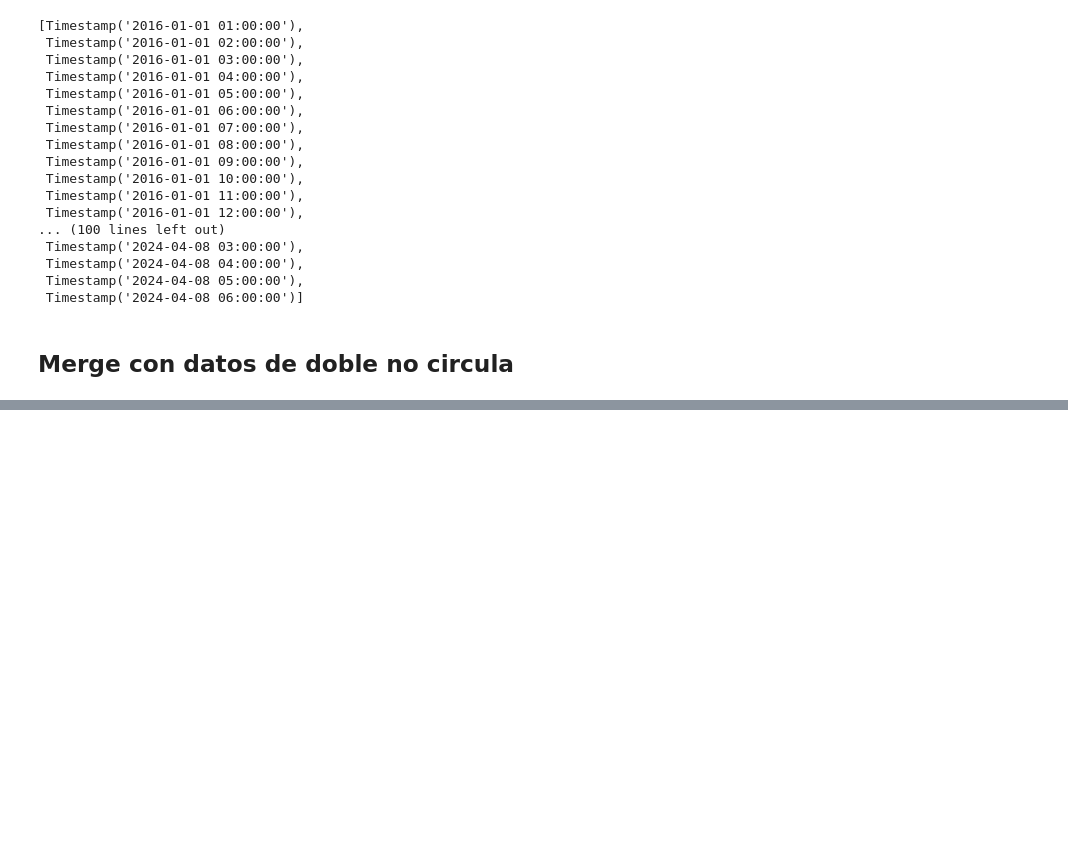
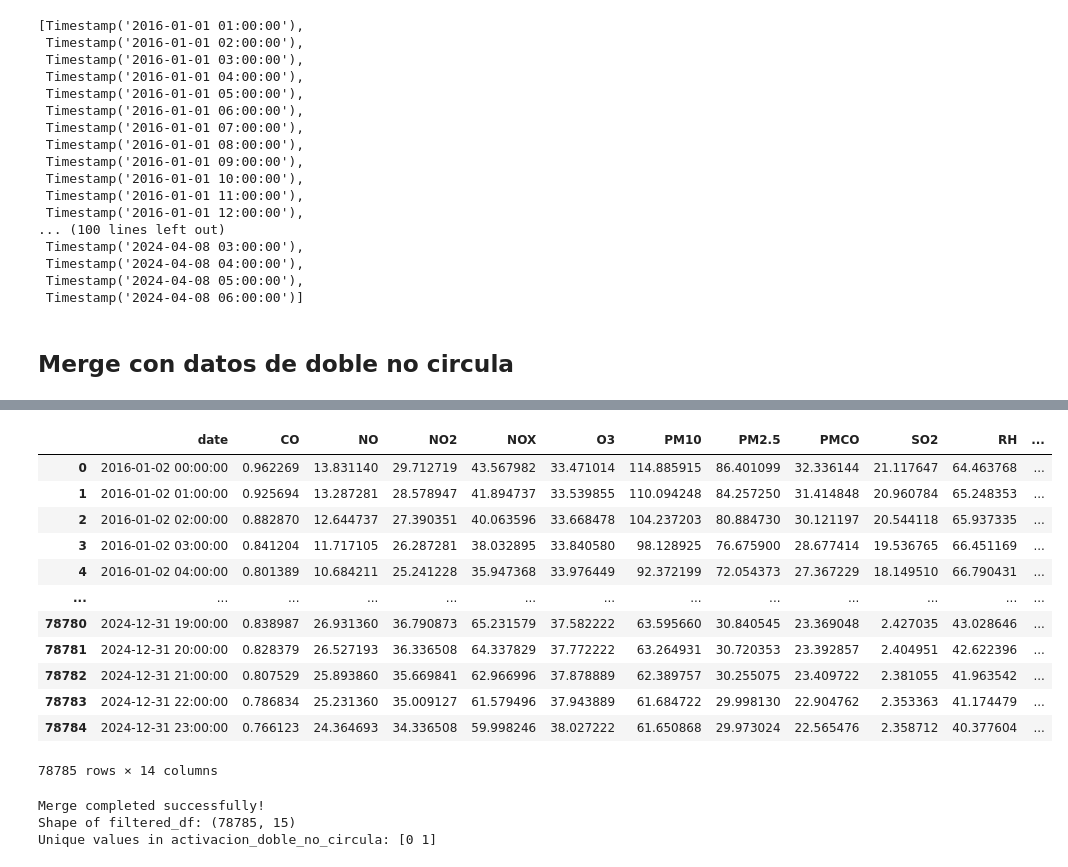
Before and after one commit to guillermoArr/HoyNoCircula, a Jupyter notebook: Codigo/data_processing.ipynb, the cells around one changed output, grey strips where cells are left out. Drawn from its saved outputs; the diff is of its cells as text; code cells hidden in the pictures; blank space fills up the shorter version.

```diff
--- a/Codigo/data_processing.ipynb
+++ b/Codigo/data_processing.ipynb
@@ -413,0 +427,49 @@ array(['Ozono', 'PM2.5', 'PM2.5 y Ozono', 'PM10'], dtype=object)
+# %%
+filtered_df = filtered_df.reset_index()
+filtered_df
+# %% [output]
+|  | date | CO | NO | NO2 | NOX | O3 | PM10 | PM2.5 | PMCO | SO2 | RH | ... |
+| 0 | 2016-01-02 00:00:00 | 0.962269 | 13.831140 | 29.712719 | 43.567982 | 33.471014 | 114.885915 | 86.401099 | 32.336144 | 21.117647 | 64.463768 | ... |
+| 1 | 2016-01-02 01:00:00 | 0.925694 | 13.287281 | 28.578947 | 41.894737 | 33.539855 | 110.094248 | 84.257250 | 31.414848 | 20.960784 | 65.248353 | ... |
+| 2 | 2016-01-02 02:00:00 | 0.882870 | 12.644737 | 27.390351 | 40.063596 | 33.668478 | 104.237203 | 80.884730 | 30.121197 | 20.544118 | 65.937335 | ... |
+| 3 | 2016-01-02 03:00:00 | 0.841204 | 11.717105 | 26.287281 | 38.032895 | 33.840580 | 98.128925 | 76.675900 | 28.677414 | 19.536765 | 66.451169 | ... |
+| 4 | 2016-01-02 04:00:00 | 0.801389 | 10.684211 | 25.241228 | 35.947368 | 33.976449 | 92.372199 | 72.054373 | 27.367229 | 18.149510 | 66.790431 | ... |
+| ... | ... | ... | ... | ... | ... | ... | ... | ... | ... | ... | ... | ... |
+| 78780 | 2024-12-31 19:00:00 | 0.838987 | 26.931360 | 36.790873 | 65.231579 | 37.582222 | 63.595660 | 30.840545 | 23.369048 | 2.427035 | 43.028646 | ... |
+| 78781 | 2024-12-31 20:00:00 | 0.828379 | 26.527193 | 36.336508 | 64.337829 | 37.772222 | 63.264931 | 30.720353 | 23.392857 | 2.404951 | 42.622396 | ... |
+| 78782 | 2024-12-31 21:00:00 | 0.807529 | 25.893860 | 35.669841 | 62.966996 | 37.878889 | 62.389757 | 30.255075 | 23.409722 | 2.381055 | 41.963542 | ... |
+| 78783 | 2024-12-31 22:00:00 | 0.786834 | 25.231360 | 35.009127 | 61.579496 | 37.943889 | 61.684722 | 29.998130 | 22.904762 | 2.353363 | 41.174479 | ... |
+| 78784 | 2024-12-31 23:00:00 | 0.766123 | 24.364693 | 34.336508 | 59.998246 | 38.027222 | 61.650868 | 29.973024 | 22.565476 | 2.358712 | 40.377604 | ... |
+78785 rows × 14 columns
+# %%
+import pandas as pd
+
+# Assuming your dataframes are already loaded:
+# filtered_df with column 'dat' in format '2016-01-02 00:00:00'
+# no_circula with date column in format '01/01/2016' and 'activacion_doble_no_circula'
+
+# Step 1: Convert the date column in no_circula to datetime and extract date only
+# Replace 'date_column_name' with the actual name of your date column in no_circula
+no_circula['date'] = pd.to_datetime(no_circula['date'], format='%d/%m/%Y').dt.date
+
+# Step 2: Extract date from the datetime column in filtered_df (create temporary column)
+filtered_df['date_temp'] = pd.to_datetime(filtered_df['date']).dt.date
+
+# Step 3: Create a lookup dictionary from no_circula
+# This maps each date to its activacion_doble_no_circula value
+date_activation_dict = dict(zip(no_circula['date'], no_circula['activacion_doble_no_circula']))
+
+# Step 4: Map the activation values to filtered_df
+# This will give 1 for dates that exist in no_circula with value 1, and 0 otherwise
+filtered_df['activacion_doble_no_circula'] = filtered_df['date_temp'].map(date_activation_dict).fillna(0)
+
+# Step 5: Clean up - remove the temporary date column
+filtered_df = filtered_df.drop('date_temp', axis=1)
+
+print("Merge completed successfully!")
+print(f"Shape of filtered_df: {filtered_df.shape}")
+print(f"Unique values in activacion_doble_no_circula: {filtered_df['activacion_doble_no_circula'].unique()}")
+# %% [output]
+Merge completed successfully!
+Shape of filtered_df: (78785, 15)
+Unique values in activacion_doble_no_circula: [0 1]
```
Also changed, not shown: parts of 7 cells of this notebook, 2 other files.
